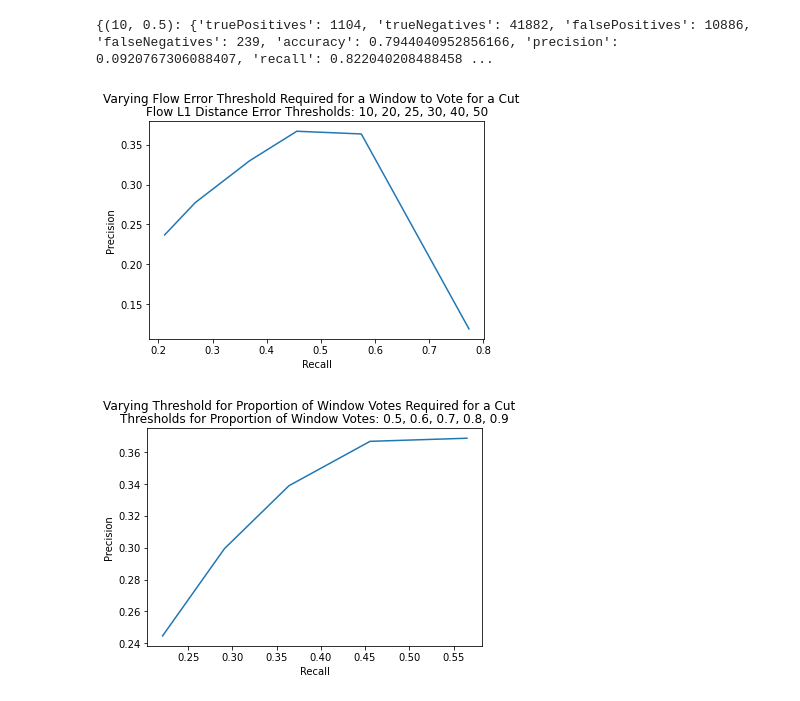
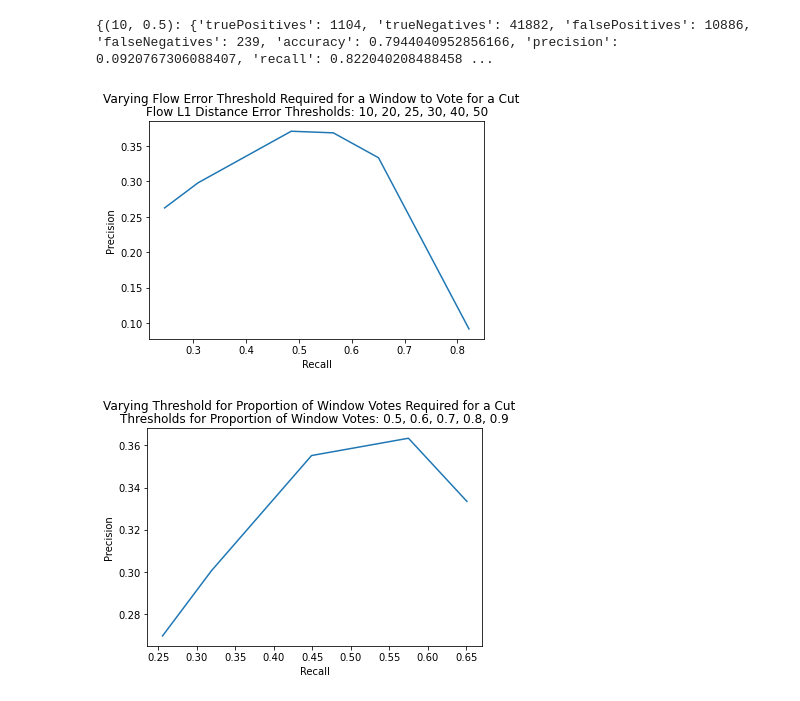
Before and after one commit to michelleklum/cs153-cinematic-feature-labeling, a Jupyter notebook: EvaluateHeadDetectionAndCutDetection.ipynb, the cells around one changed output. Cells and saved outputs as stored; diff of their text form; code cells hidden in the pictures.

Commit message:
Change what thresholds are plotted for Lucas-Kanade optical flow precision-recall curves

```diff
--- a/EvaluateHeadDetectionAndCutDetection.ipynb
+++ b/EvaluateHeadDetectionAndCutDetection.ipynb
@@ -264,29 +264,29 @@ print(lk_threshold_results)
 # %% [output]
 {(10, 0.5): {'truePositives': 1104, 'trueNegatives': 41882, 'falsePositives': 10886, 'falseNegatives': 239, 'accuracy': 0.7944040952856166, 'precision': 0.0920767306088407, 'recall': 0.822040208488458 ...
 # %%
-# Plot precision-recall curve, keeping num_votes_threshold constant at 0.6, and varying err_threshold to be 10, 20, 25, 30, 40, 50
+# Plot precision-recall curve, keeping num_votes_threshold constant at 0.5, and varying err_threshold to be 10, 20, 25, 30, 40, 50
 precision_scores = []
 recall_scores = []
-num_votes_threshold = 0.6
+num_votes_threshold = 0.5
 for err_threshold in err_thresholds:
     precision_scores.append(lk_threshold_results[(err_threshold, num_votes_threshold)]["precision"])
     recall_scores.append(lk_threshold_results[(err_threshold, num_votes_threshold)]["recall"])
 
 fig, ax = plt.subplots(figsize=(6,4))
 ax.plot(recall_scores, precision_scores)
 fig.suptitle('Varying Flow Error Threshold Required for a Window to Vote for a Cut')
 ax.set_title('Flow L1 Distance Error Thresholds: 10, 20, 25, 30, 40, 50')
 ax.set_xlabel('Recall')
 ax.set_ylabel('Precision')
 
 plt.savefig('cut_detection_precision_recall_curve_lk_optical_flow_err_threshold.jpg')
 # %% [output]
-[figure, old version]
+[figure, new version]
 # %%
-# Plot precision-recall curve, keeping err_threshold constant at 25, and varying num_votes_threshold to be 0.5, 0.6, 0.7, 0.8, 0.9
+# Plot precision-recall curve, keeping err_threshold constant at 20, and varying num_votes_threshold to be 0.5, 0.6, 0.7, 0.8, 0.9
 precision_scores = []
 recall_scores = []
-err_threshold = 25
+err_threshold = 20
 for num_votes_threshold in num_votes_thresholds:
     precision_scores.append(lk_threshold_results[(err_threshold, num_votes_threshold)]["precision"])
     recall_scores.append(lk_threshold_results[(err_threshold, num_votes_threshold)]["recall"])
@@ -300,4 +300,4 @@ ax.set_ylabel('Precision')
 
 plt.savefig('cut_detection_precision_recall_curve_lk_optical_flow_num_votes_threshold.jpg')
 # %% [output]
-[figure, old version]
+[figure, new version]
```
Also changed, not shown: 2 other files.
